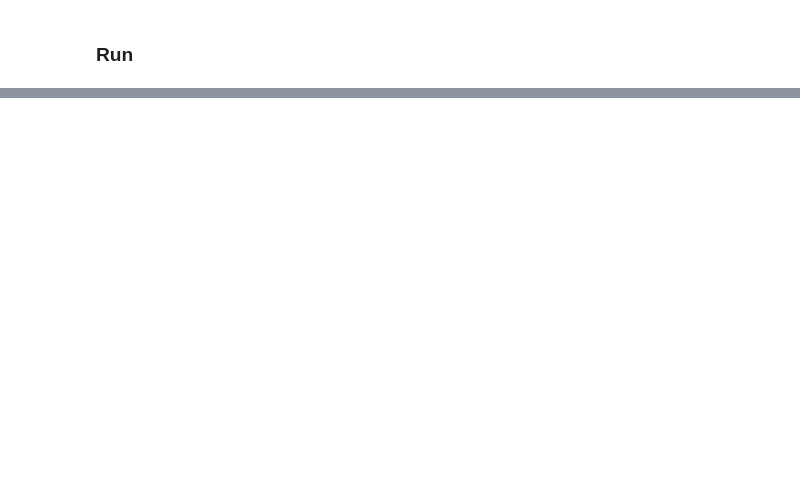
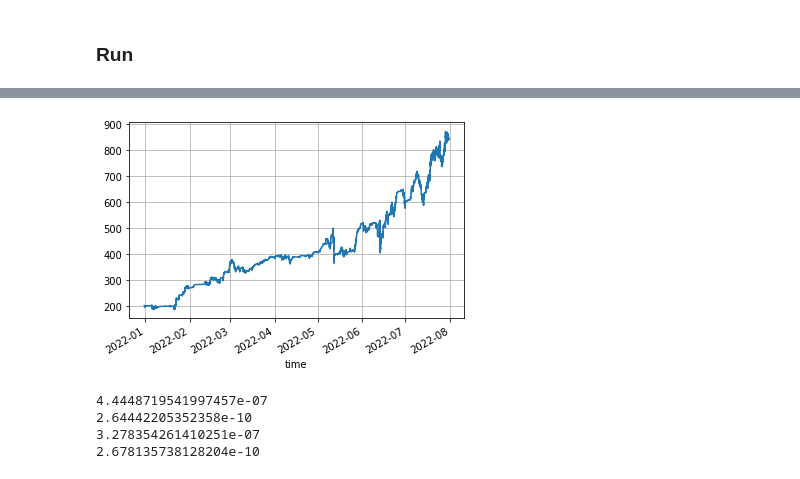
Before and after one commit to algotradingstrategies/uniswap-v3-strategy, a Jupyter notebook: ActivelyRebalancedStrategy.ipynb, the cells around one changed output, grey strips where cells are left out. Cells and saved outputs as stored; diff of their text form; code cells hidden in the pictures; blank space fills up the shorter version.

```diff
--- a/ActivelyRebalancedStrategy.ipynb
+++ b/ActivelyRebalancedStrategy.ipynb
@@ -129,0 +215,12 @@ data_strategy = ActiveStrategyFramework.generate_simulation_series(sim_results[j
+# %%
+# Results Mainnet
+###################################################################################
+ind = "Mainnet"
+DS = sim_data_mainnet
+strat_result = strat_result_mainnet
+display(pd.DataFrame(strat_result, index=[ind])[['days_strategy','gross_fee_apr','gross_fee_return','net_apr','net_return','rebalances','max_drawdown','sharpe_ratio','impermanent_loss','final_value']])
+display(pd.DataFrame(strat_result, index=[ind])[parameter_names])
+(DS['value_position_usd']).plot()
+plt.grid()
+plt.show()
+# %% [output]
@@ -130 +231,13 @@ data_strategy = ActiveStrategyFramework.generate_simulation_series(sim_results[j
+[figure, added]
+# %%
+#Check that never tokens leftover
+print(abs(sim_data_mainnet['token_0_left_over']).sum())
+print(abs(sim_data_mainnet['token_1_left_over']).sum())
+print(abs(sim_data_polygon['token_0_left_over']).sum())
+print(abs(sim_data_polygon['token_1_left_over']).sum())
+# %% [output]
+4.4448719541997457e-07
+2.64442205352358e-10
+3.278354261410251e-07
+2.678135738128204e-10
 # %%
```
Also changed, not shown: parts of 21 cells of this notebook, 2 other files.
